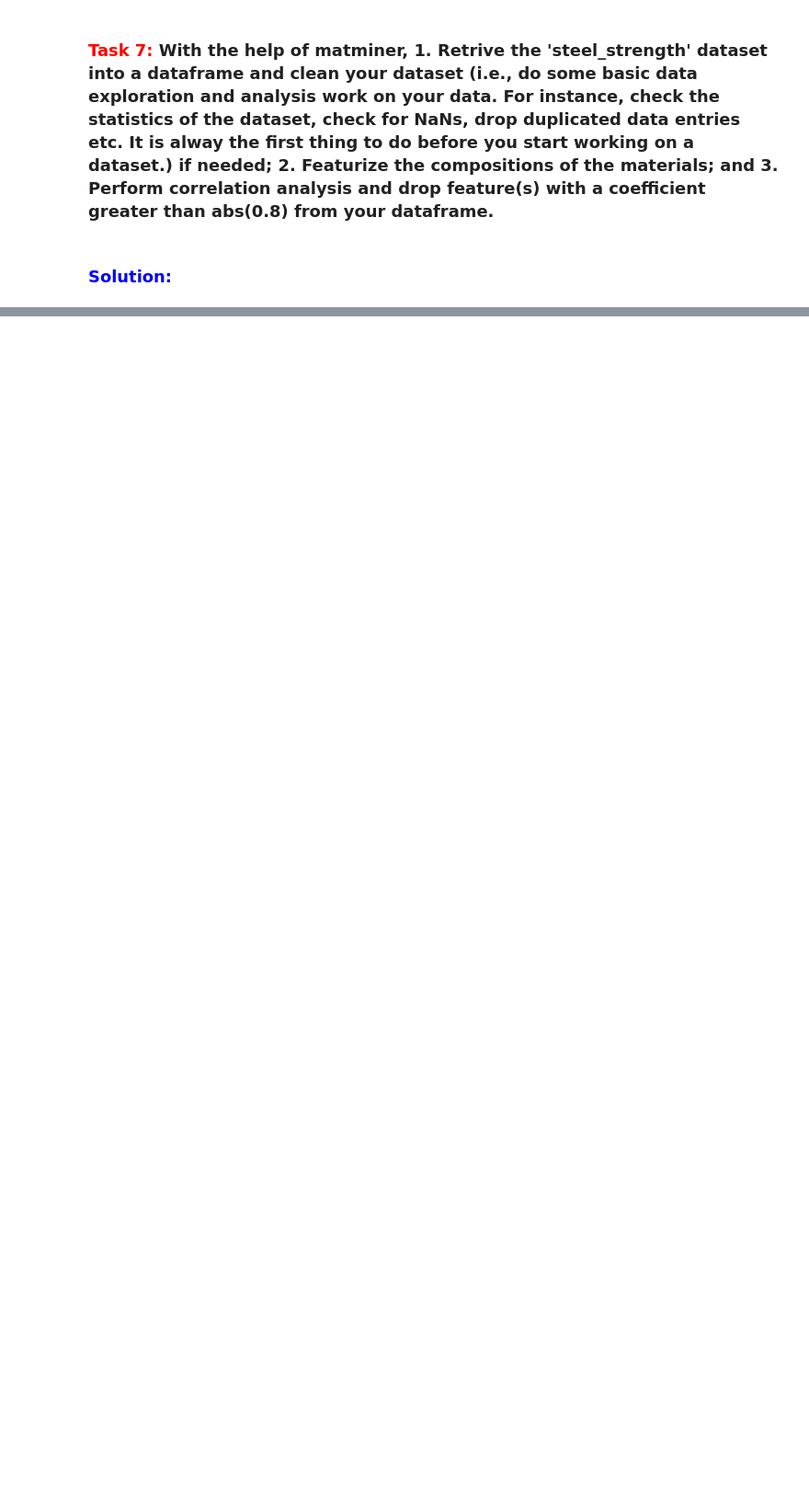
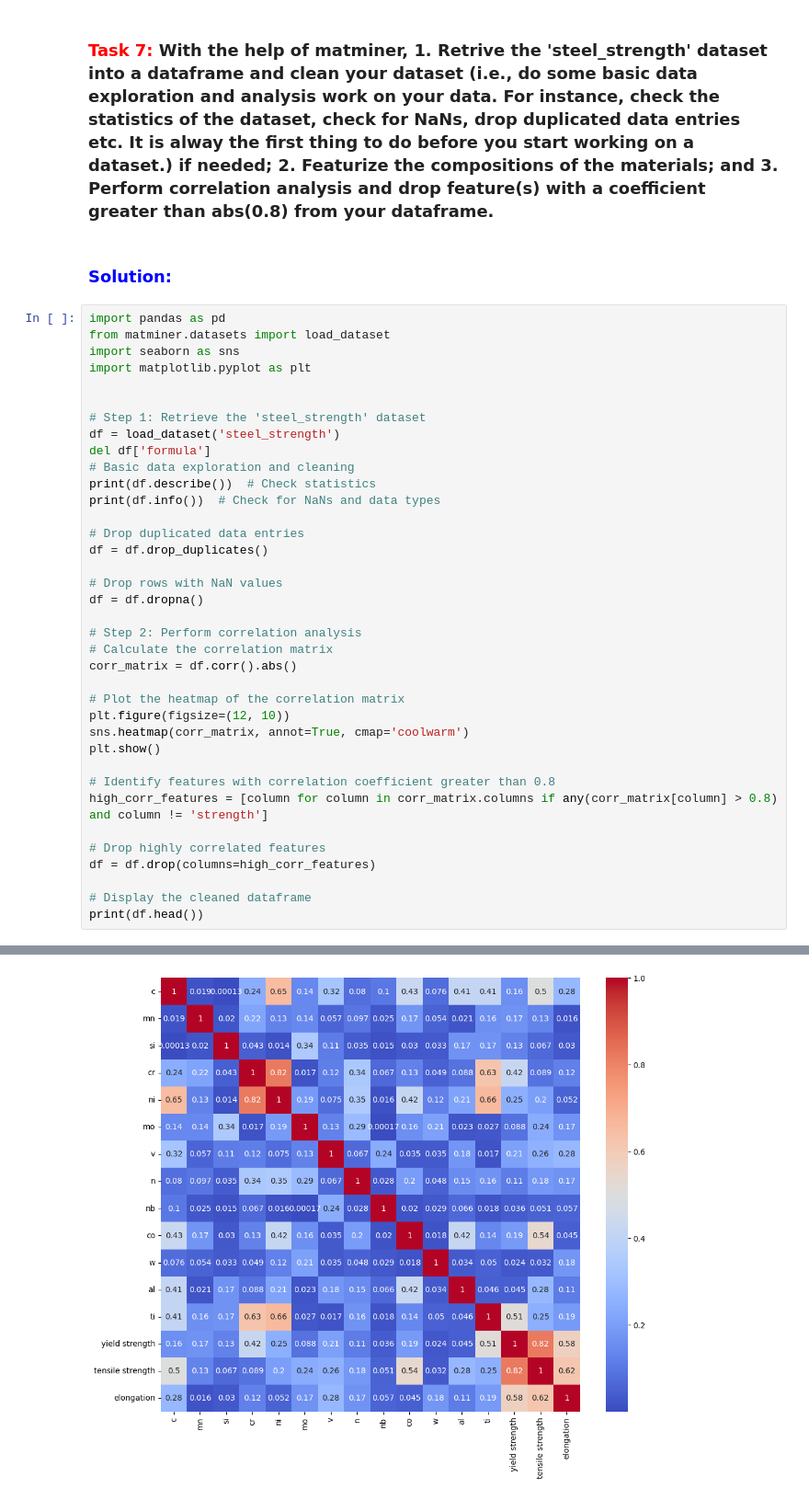
Before and after one commit to sunnyyangyangyang/mse, a Jupyter notebook: A1_Python_Basics.ipynb, the cells around one changed output, grey strips where cells are left out. Shown at 92% size. Drawn from its saved outputs; the diff is of its cells as text; blank space fills up the shorter version.

```diff
--- a/A1_Python_Basics.ipynb
+++ b/A1_Python_Basics.ipynb
@@ -94,3 +163,41 @@ You have to use Jupyter for the practice and produce a notebook with good readab
 ### <span style="color: red"> Task 7:</span> With the help of matminer, 1. Retrive the 'steel_strength' dataset into a dataframe and clean your dataset (i.e., do some basic data exploration and analysis work on your data. For instance, check the statistics of the dataset, check for NaNs, drop duplicated data entries etc. It is alway the first thing to do before you start working on a dataset.) if needed; 2. Featurize the compositions of the materials; and 3. Perform correlation analysis and drop feature(s) with a coefficient greater than abs(0.8) from your dataframe.
 # %% [markdown]
 ### <span style="color: blue"> Solution:</span>
+# %%
+import pandas as pd
+from matminer.datasets import load_dataset
+import seaborn as sns
+import matplotlib.pyplot as plt
+
+
+# Step 1: Retrieve the 'steel_strength' dataset
+df = load_dataset('steel_strength')
+del df['formula']
+# Basic data exploration and cleaning
+print(df.describe())  # Check statistics
+print(df.info())  # Check for NaNs and data types
+
+# Drop duplicated data entries
+df = df.drop_duplicates()
+
+# Drop rows with NaN values
+df = df.dropna()
+
+# Step 2: Perform correlation analysis
+# Calculate the correlation matrix
+corr_matrix = df.corr().abs()
+
+# Plot the heatmap of the correlation matrix
+plt.figure(figsize=(12, 10))
+sns.heatmap(corr_matrix, annot=True, cmap='coolwarm')
+plt.show()
+
+# Identify features with correlation coefficient greater than 0.8
+high_corr_features = [column for column in corr_matrix.columns if any(corr_matrix[column] > 0.8) and column != 'strength']
+
+# Drop highly correlated features
+df = df.drop(columns=high_corr_features)
+
+# Display the cleaned dataframe
+print(df.head())
+# %% [output]
@@ -96,0 +221 @@ You have to use Jupyter for the practice and produce a notebook with good readab
+[figure, added]
```
Also changed, not shown: parts of 5 cells of this notebook, 1 other file.
